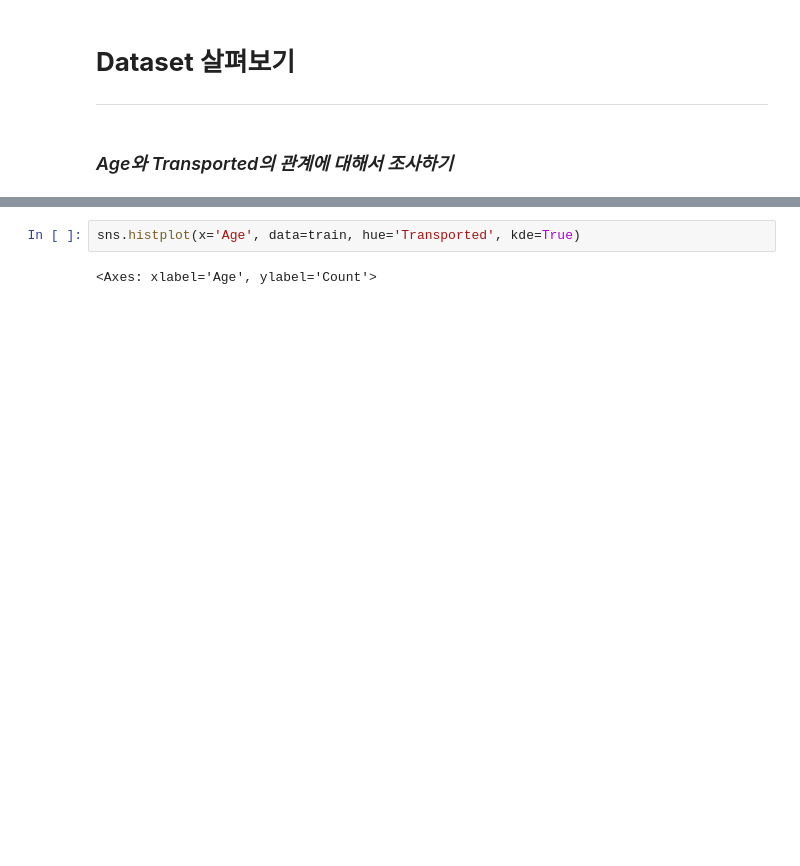
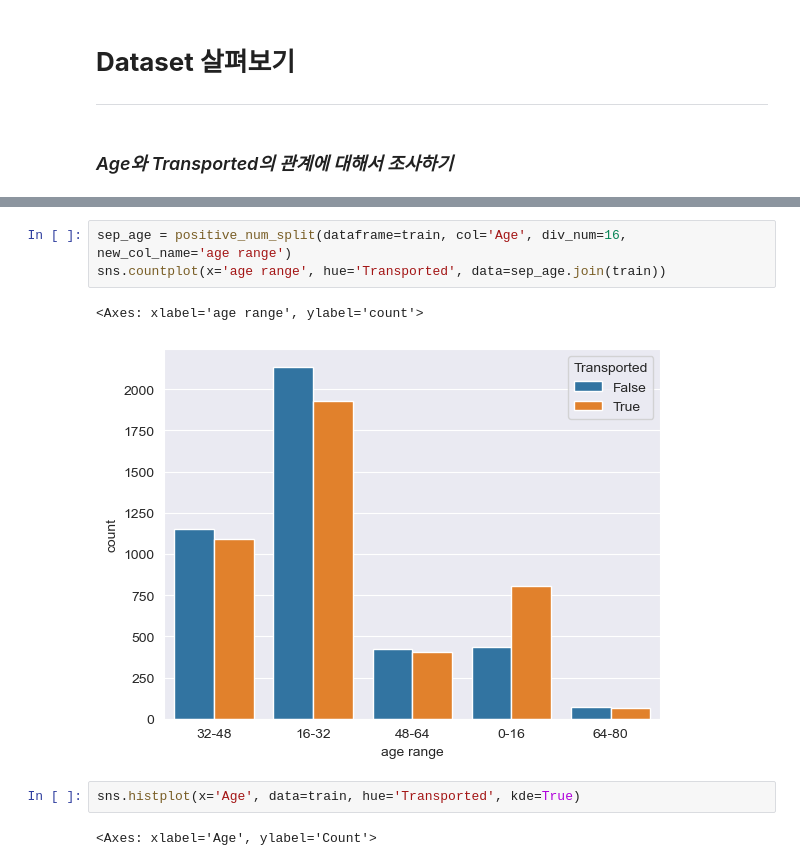
Before and after one commit to ef2nmddy/Spaceship_Titanic_EDA, a Jupyter notebook: Spaceship_Titanic.ipynb, the cells around one changed output, grey strips where cells are left out. Saved outputs shown, nothing was run; the diff lists cells and outputs as text; blank space fills up the shorter version.

```diff
--- a/Spaceship_Titanic.ipynb
+++ b/Spaceship_Titanic.ipynb
@@ -214,3 +220,9 @@ dtype: int64
+# %%
+sep_age = positive_num_split(dataframe=train, col='Age', div_num=16, new_col_name='age range')
+sns.countplot(x='age range', hue='Transported', data=sep_age.join(train))
+# %% [output]
+<Axes: xlabel='age range', ylabel='count'>
+[figure, added]
 # %%
 sns.histplot(x='Age', data=train, hue='Transported', kde=True)
 # %% [output]
```
Also changed, not shown: parts of 1 cell of this notebook.
